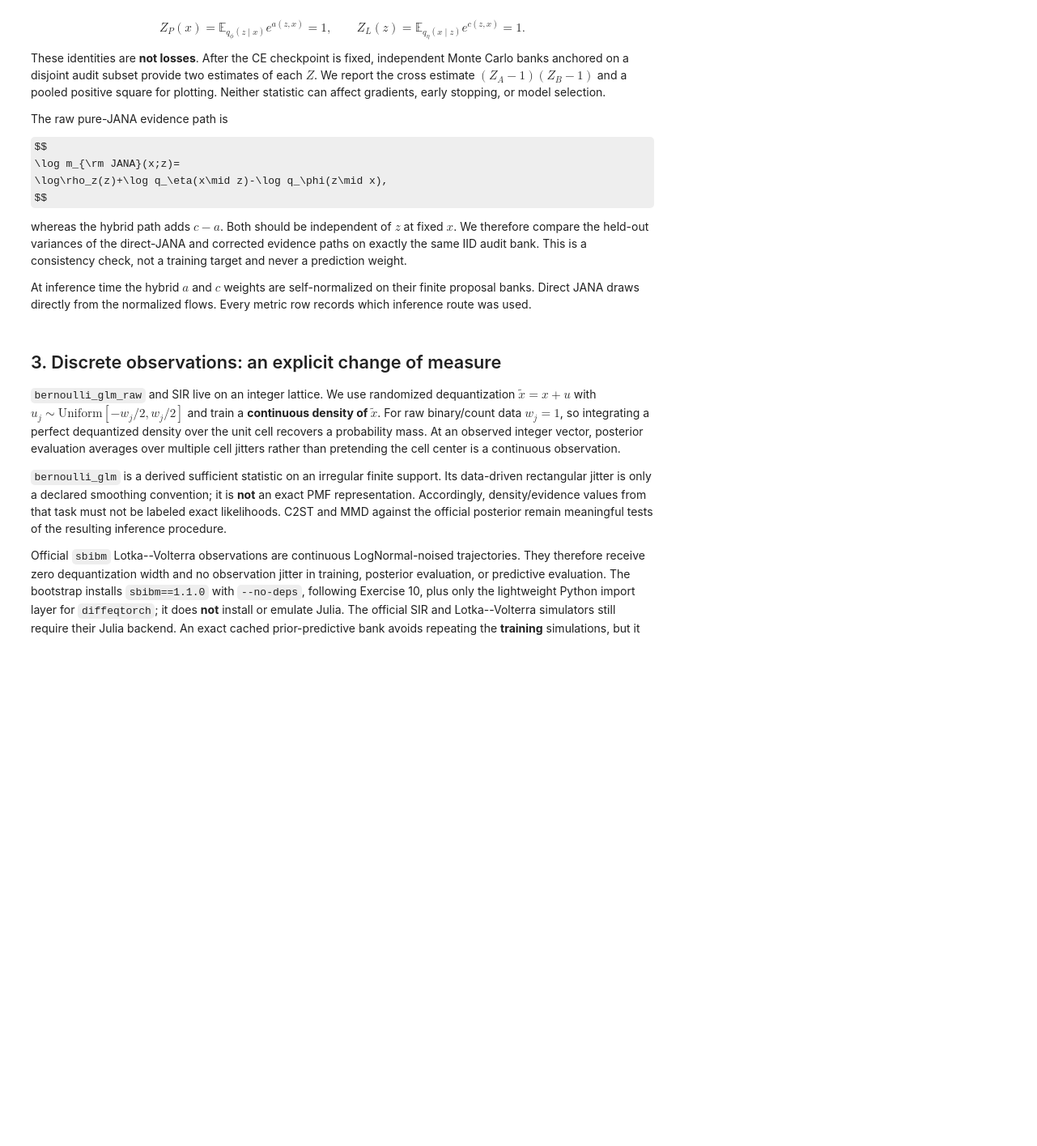
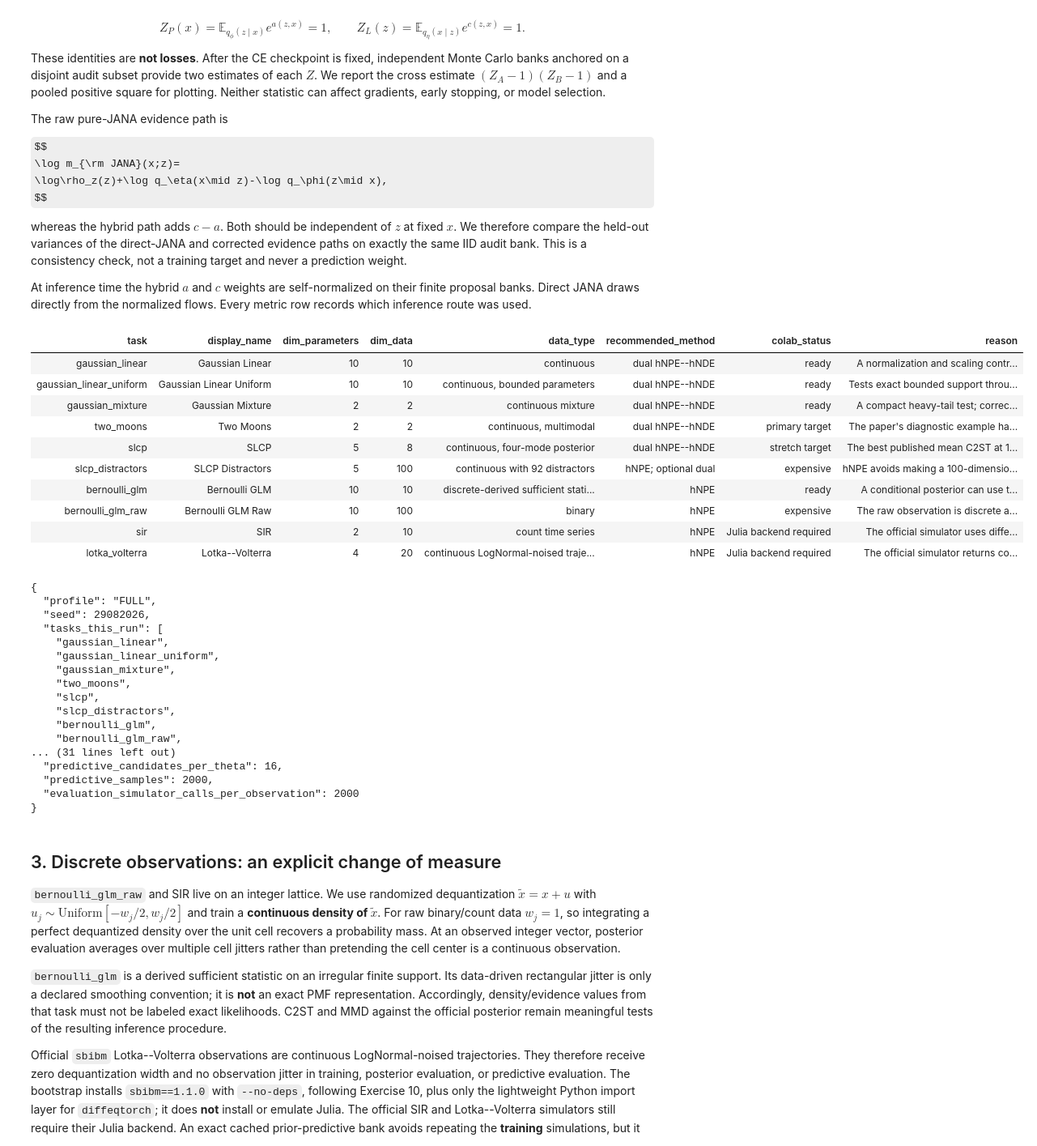
Before and after one commit to rafaellopesdesa/nsbi-lhc-toolkit, a Jupyter notebook: workshops/ml4hep_tifr_colab/Exercise_9b_SBIBM.ipynb, the cells around one changed output. Shown at 81% size. Drawn from its saved outputs; the diff is of its cells as text; code cells hidden in the pictures; some formulas as TeX source; blank space fills up the shorter version.

```diff
--- a/workshops/ml4hep_tifr_colab/Exercise_9b_SBIBM.ipynb
+++ b/workshops/ml4hep_tifr_colab/Exercise_9b_SBIBM.ipynb
@@ -224,11 +232,11 @@ ALL_TASKS = (
     "two_moons", "slcp", "slcp_distractors", "bernoulli_glm",
     "bernoulli_glm_raw", "sir", "lotka_volterra",
 )
-PROFILE = os.environ.get("EX9B_PROFILE", "FAST").upper()  # SMOKE, FAST, FULL
+PROFILE = "FULL"
 TASK_NAME = os.environ.get("EX9B_TASK", "two_moons")
-RUN_ALL_TASKS = os.environ.get("EX9B_RUN_ALL", "0") == "1"
-LOAD_IF_AVAILABLE = os.environ.get("EX9B_LOAD", "1") == "1"
-FAIL_ON_TASK_ERROR = os.environ.get("EX9B_FAIL_ON_ERROR", "1") == "1"
+RUN_ALL_TASKS = True
+LOAD_IF_AVAILABLE = False
+FAIL_ON_TASK_ERROR = False
 
 METHOD_JANA = "jana_direct"
 METHOD_HYBRID = "hybrid_ce"
@@ -347,33 +355,62 @@ recommendations.loc[lv_row, "reason"] = (
     "no dequantization is applied."
 )
 display(recommendations.style.hide(axis="index"))
 print(json.dumps({
     "profile": PROFILE, "seed": SEED,
     "tasks_this_run": TASKS_TO_RUN, "run_tag": RUN_TAG,
     "campaign_signature": CAMPAIGN_SIGNATURE,
     "metric_schema": METRIC_SCHEMA,
     "methods": METHOD_LABELS,
     "jana_baseline": "direct q_phi/q_eta from the same cross-fit flow checkpoints",
     "jana_paper_commit": JANA_PAPER_COMMIT,
     "artifact_root": str(ARTIFACT_ROOT),
     "model_root": str(MODEL_ROOT),
     "simulation_bank_root": str(CACHE_ROOT),
     "result_root": str(RESULT_ROOT),
     "figure_root": str(FIGURE_ROOT),
     "aggregate_seeds": AGGREGATE_SEEDS,
     "aggregate_run_tags": AGGREGATE_RUN_TAGS,
     "hybrid_loss": "multiclass CE + direct-a binary CE (normalization/bridge excluded)",
     "checkpoint_selection": "held-out CE-family objective only",
     "normalization": "post-training hybrid self-normalization plus held-out diagnostic",
     "bridge": "paired pure-JANA and hybrid held-out consistency diagnostic only",
     "mmd_bandwidth": "one reference-only bandwidth shared by both methods",
     "flow_mixture_members": campaign["flow_members"],
     "classifier_members": campaign["flow_members"],
     "crossfit_folds": campaign["n_folds"],
     "predictive_candidates_per_theta": campaign["predictive_candidates"],
     "predictive_samples": campaign["predictive_samples"],
     "evaluation_simulator_calls_per_observation": campaign["predictive_reference_calls"],
 }, indent=2))
+# %% [output]
+| task | display_name | dim_parameters | dim_data | data_type | recommended_method | colab_status | reason |
+| gaussian_linear | Gaussian Linear | 10 | 10 | continuous | dual hNPE--hNDE | ready | A normalization and scaling contr... |
+| gaussian_linear_uniform | Gaussian Linear Uniform | 10 | 10 | continuous, bounded parameters | dual hNPE--hNDE | ready | Tests exact bounded support throu... |
+| gaussian_mixture | Gaussian Mixture | 2 | 2 | continuous mixture | dual hNPE--hNDE | ready | A compact heavy-tail test; correc... |
+| two_moons | Two Moons | 2 | 2 | continuous, multimodal | dual hNPE--hNDE | primary target | The paper's diagnostic example ha... |
+| slcp | SLCP | 5 | 8 | continuous, four-mode posterior | dual hNPE--hNDE | stretch target | The best published mean C2ST at 1... |
+| slcp_distractors | SLCP Distractors | 5 | 100 | continuous with 92 distractors | hNPE; optional dual | expensive | hNPE avoids making a 100-dimensio... |
+| bernoulli_glm | Bernoulli GLM | 10 | 10 | discrete-derived sufficient stati... | hNPE | ready | A conditional posterior can use t... |
+| bernoulli_glm_raw | Bernoulli GLM Raw | 10 | 100 | binary | hNPE | expensive | The raw observation is discrete a... |
+| sir | SIR | 2 | 10 | count time series | hNPE | Julia backend required | The official simulator uses diffe... |
+| lotka_volterra | Lotka--Volterra | 4 | 20 | continuous LogNormal-noised traje... | hNPE | Julia backend required | The official simulator returns co... |
+{
+  "profile": "FULL",
+  "seed": 29082026,
+  "tasks_this_run": [
+    "gaussian_linear",
+    "gaussian_linear_uniform",
+    "gaussian_mixture",
+    "two_moons",
+    "slcp",
+    "slcp_distractors",
+    "bernoulli_glm",
+    "bernoulli_glm_raw",
+... (31 lines left out)
+  "predictive_candidates_per_theta": 16,
+  "predictive_samples": 2000,
+  "evaluation_simulator_calls_per_observation": 2000
+}
 # %% [markdown]
 ## 3. Discrete observations: an explicit change of measure
 
```
Also changed, not shown: parts of 6 cells of this notebook.
